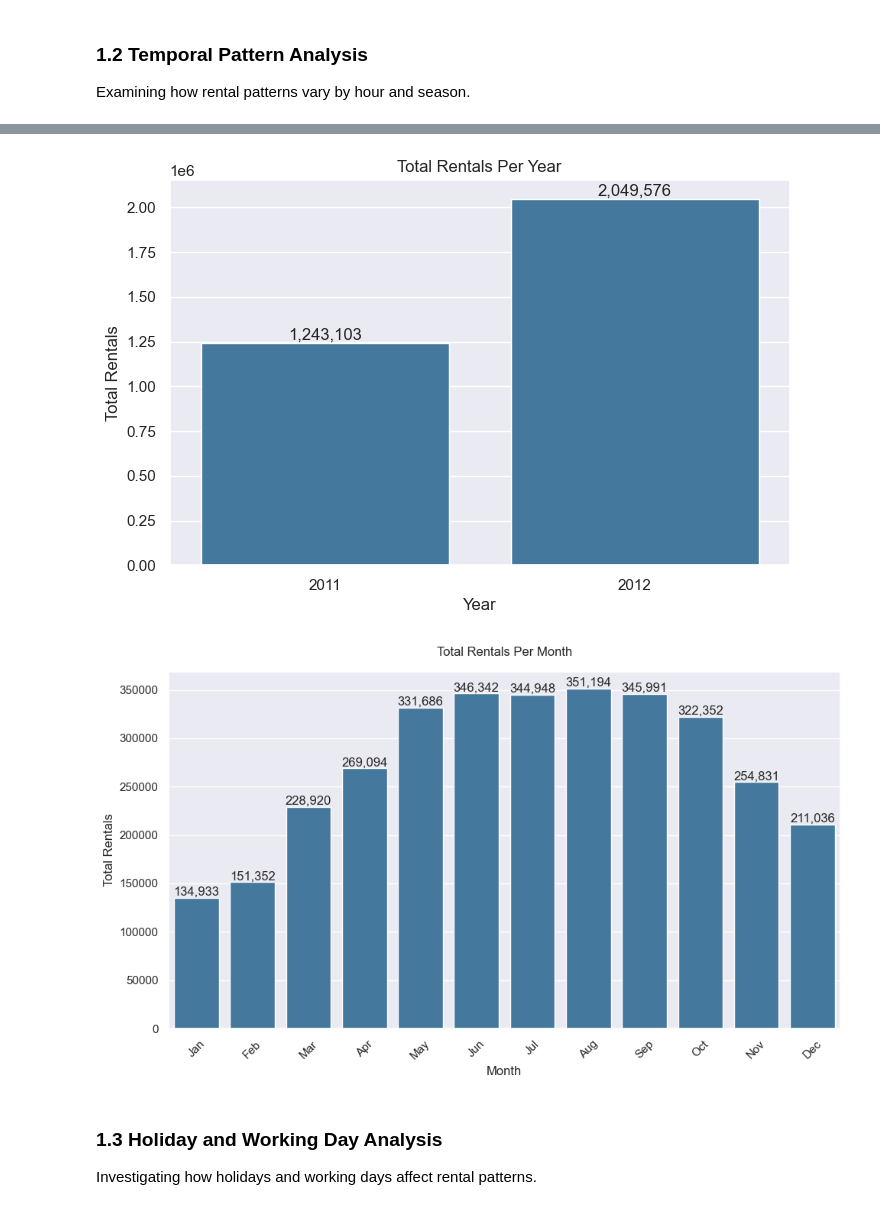
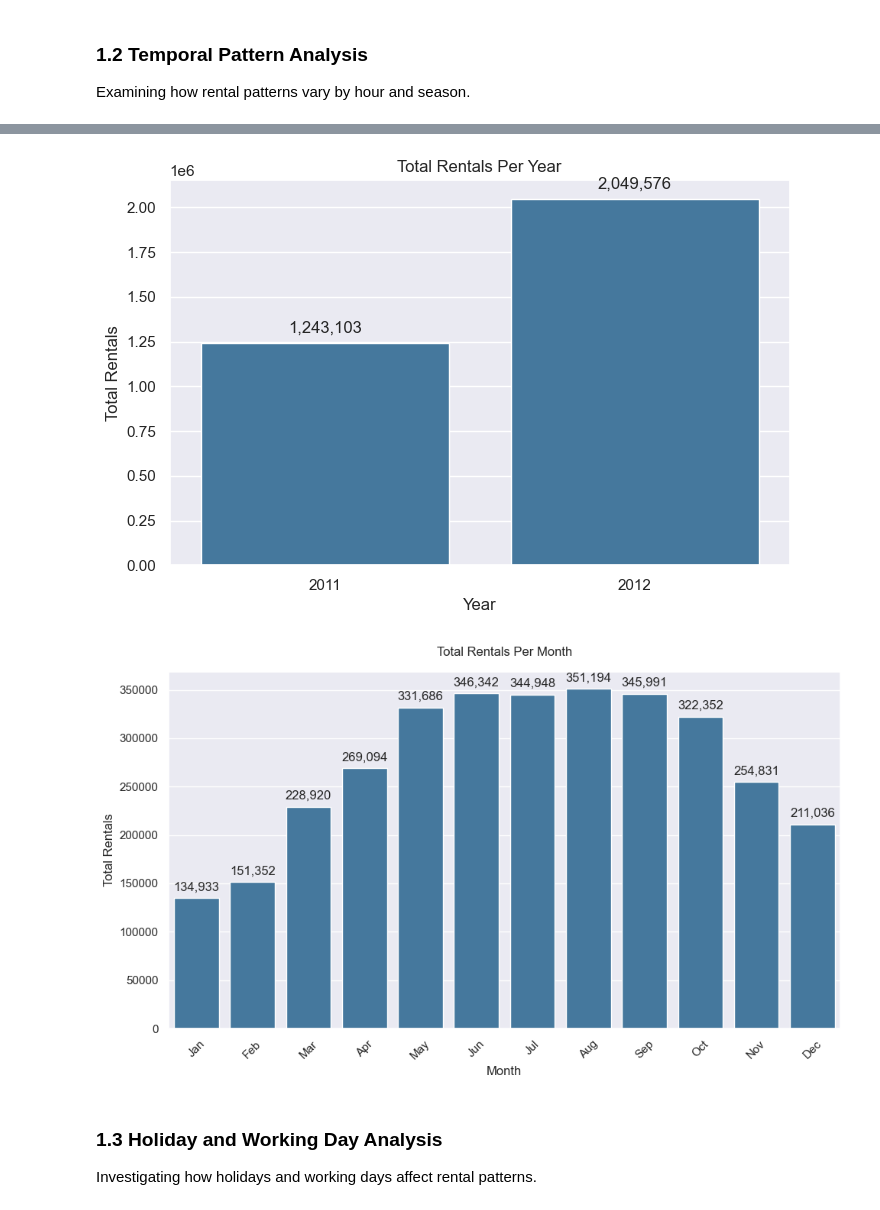
Before and after one commit to Shadowjumper3000/ML-fundamentals-2025, a Jupyter notebook: assignments/assignment_2_david_hoerz[_hoerz].ipynb, the cells around one changed output, grey strips where cells are left out. Drawn from its saved outputs; the diff is of its cells as text; code cells hidden in the pictures.

```diff
--- a/assignments/assignment_2_david_hoerz[_hoerz].ipynb
+++ b/assignments/assignment_2_david_hoerz[_hoerz].ipynb
@@ -15,7 +40,8 @@ plt.style.use('default')
 sns.set_theme()
 
 # Load the dataset
-hour_data = pd.read_csv('../data/hour.csv')
+hour_data = pd.read_csv(data_path)
+print("Data loaded from" + data_path)
 # %% [markdown]
 ## 1. Initial Data Exploration
 Let's examine the basic structure and statistics of our dataset.
@@ -63,52 +89,68 @@ Skewness of cnt: 1.2774116037490577
 ### 1.2 Temporal Pattern Analysis
 Examining how rental patterns vary by hour and season.
 # %%
+import seaborn as sns
+import matplotlib.pyplot as plt
+import numpy as np
+
 # Hour analysis
 plt.figure(figsize=(12, 6))
 sns.boxplot(x='hr', y='cnt', data=hour_data)
 plt.title('Hourly Rental Pattern')
 plt.xlabel('Hour of Day')
 plt.ylabel('Number of Rentals')
+plt.show()
 
 # Rentals per year
-# Calculate total rentals per year
-yearly_rentals = hour_data.groupby(hour_data['yr'].map({0: 2011, 1: 2012}))['cnt'].sum()
+# Calculate total rentals per year - safer approach
+yearly_rentals = hour_data.groupby('yr')['cnt'].sum().reset_index()
+yearly_rentals['year'] = yearly_rentals['yr'].map({0: '2011', 1: '2012'})
 
 plt.figure(figsize=(8, 5))
-sns.barplot(x=['2011', '2012'], y=yearly_rentals, color=sns.color_palette("Blues_d")[3])
+ax = sns.barplot(x='year', y='cnt', data=yearly_rentals,
+                color=sns.color_palette("Blues_d")[3])
 plt.title('Total Rentals Per Year')
 plt.xlabel('Year')
 plt.ylabel('Total Rentals')
 
-
 # Add value labels on top of bars
-for i, v in enumerate(yearly_rentals):
-    plt.text(i, v, f'{int(v):,}', ha='center', va='bottom')
+for p in ax.patches:
+    ax.annotate(f'{int(p.get_height()):,}',
+               (p.get_x() + p.get_width() / 2., p.get_height()),
+               ha='center', va='bottom',
+               xytext=(0, 5),
+               textcoords='offset points')
+plt.show()
 
 # Rentals per month
-# Calculate total rentals per month
-monthly_rentals = hour_data.groupby(hour_data['mnth'])['cnt'].sum()
+# Calculate total rentals per month - more robust approach
+monthly_rentals = hour_data.groupby('mnth')['cnt'].sum().reset_index()
 
 plt.figure(figsize=(10, 6))
-ax = sns.barplot(x=range(12), y=monthly_rentals, color=sns.color_palette("Blues_d")[3])
+ax = sns.barplot(x='mnth', y='cnt', data=monthly_rentals,
+                color=sns.color_palette("Blues_d")[3])
 plt.title('Total Rentals Per Month', pad=15)
 plt.xlabel('Month')
 plt.ylabel('Total Rentals')
 plt.xticks(ticks=range(12),
           labels=['Jan', 'Feb', 'Mar', 'Apr', 'May', 'Jun',
                  'Jul', 'Aug', 'Sep', 'Oct', 'Nov', 'Dec'],
           rotation=45)
 
 # Add value labels on top of bars
-for i, v in enumerate(monthly_rentals):
-    ax.text(i, v, f'{int(v):,}', ha='center', va='bottom')
+for p in ax.patches:
+    ax.annotate(f'{int(p.get_height()):,}',
+               (p.get_x() + p.get_width() / 2., p.get_height()),
+               ha='center', va='bottom',
+               xytext=(0, 5),
+               textcoords='offset points')
 
 plt.tight_layout()
 plt.show()
 # %% [output]
 [figure]
-[figure, old version]
+[figure, new version]
-[figure, old version]
+[figure, new version]
 # %% [markdown]
 ### 1.3 Holiday and Working Day Analysis
 Investigating how holidays and working days affect rental patterns.
```
Also changed, not shown: parts of 11 cells of this notebook.
